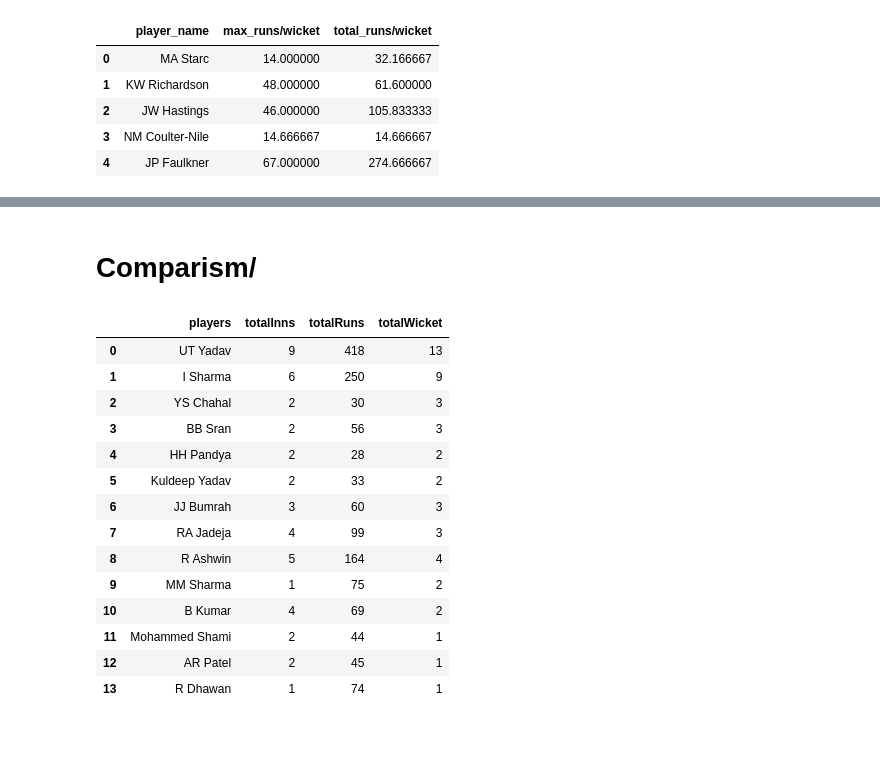
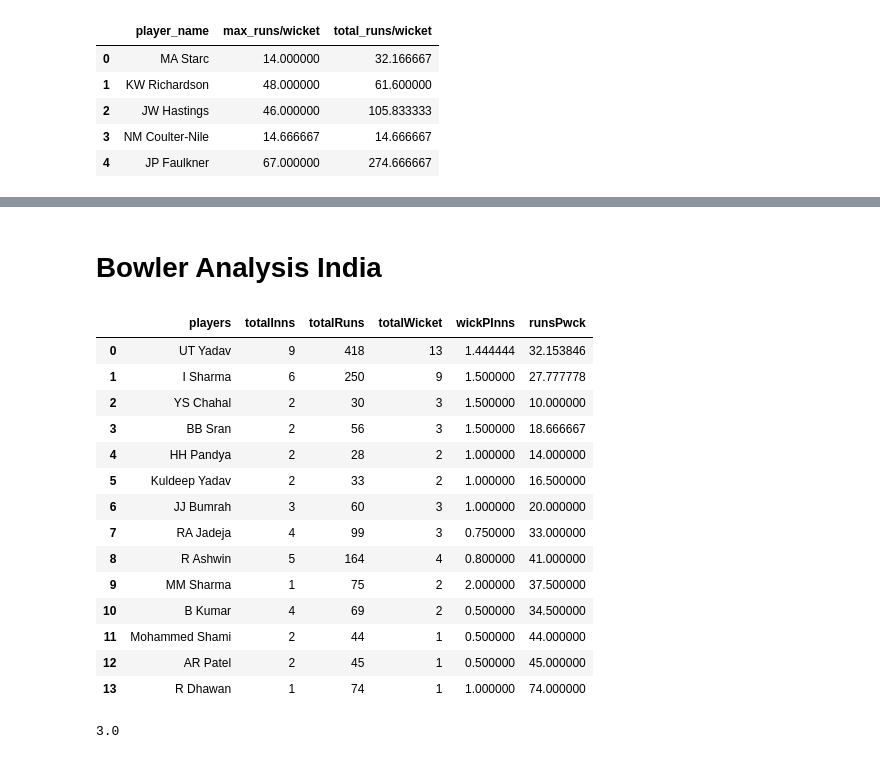
Before and after one commit to erayon/India-Australia-Cricket-Analysis, a Jupyter notebook: bowling_comaprism .ipynb, the cells around one changed output, grey strips where cells are left out. Saved outputs shown, nothing was run; the diff lists cells and outputs as text; code cells hidden in the pictures.

```diff
--- a/bowling_comaprism .ipynb
+++ b/bowling_comaprism .ipynb
@@ -345,5 +332,5 @@ Image(filename='f7.png')
-# %% [markdown]
-# Comparism/
+# %% [markdown]
+# Bowler Analysis India
 # %%
 IndPlayername = dfAusX.Player.unique()
 # %%
@@ -353,28 +340,37 @@ def compIND(i):
     totalInns       = sum(np.array(tmp["Inns"]).astype("int"))
     totalRuns       = sum(np.array(tmp["Runs"]).astype("int"))
     totalWicket     = sum(np.array(tmp["Wickets"].astype("int")))
-    return (totalInns,totalRuns,totalWicket)
+    wickPnns        = (totalWicket/totalInns)
+    runPwck         = (totalRuns/totalWicket)
+    return (totalInns,totalRuns,totalWicket,wickPnns,runPwck )
 # %%
 tbInd=[]
 for i in IndPlayername :
-    [totalInns,totalRuns,totalWicket] = compIND(i)
-    tbInd.append([i,totalInns,totalRuns,totalWicket])
+    [totalInns,totalRuns,totalWicket,wickPnns,runPwck] = compIND(i)
+    tbInd.append([i,totalInns,totalRuns,totalWicket,wickPnns,runPwck ])
 # %%
-tbInd = pd.DataFrame(tbInd,columns=["players","totalInns","totalRuns","totalWicket"])
+tbInd = pd.DataFrame(tbInd,columns=["players","totalInns","totalRuns","totalWicket",
+                                    "wickPInns","runsPwck"])
 tbInd
 # %% [output]
-|  | players | totalInns | totalRuns | totalWicket |
-| 0 | UT Yadav | 9 | 418 | 13 |
-| 1 | I Sharma | 6 | 250 | 9 |
-| 2 | YS Chahal | 2 | 30 | 3 |
-| 3 | BB Sran | 2 | 56 | 3 |
-| 4 | HH Pandya | 2 | 28 | 2 |
-| 5 | Kuldeep Yadav | 2 | 33 | 2 |
-| 6 | JJ Bumrah | 3 | 60 | 3 |
-| 7 | RA Jadeja | 4 | 99 | 3 |
-| 8 | R Ashwin | 5 | 164 | 4 |
-| 9 | MM Sharma | 1 | 75 | 2 |
-| 10 | B Kumar | 4 | 69 | 2 |
-| 11 | Mohammed Shami | 2 | 44 | 1 |
-| 12 | AR Patel | 2 | 45 | 1 |
-| 13 | R Dhawan | 1 | 74 | 1 |
+|  | players | totalInns | totalRuns | totalWicket | wickPInns | runsPwck |
+| 0 | UT Yadav | 9 | 418 | 13 | 1.444444 | 32.153846 |
+| 1 | I Sharma | 6 | 250 | 9 | 1.500000 | 27.777778 |
+| 2 | YS Chahal | 2 | 30 | 3 | 1.500000 | 10.000000 |
+| 3 | BB Sran | 2 | 56 | 3 | 1.500000 | 18.666667 |
+| 4 | HH Pandya | 2 | 28 | 2 | 1.000000 | 14.000000 |
+| 5 | Kuldeep Yadav | 2 | 33 | 2 | 1.000000 | 16.500000 |
+| 6 | JJ Bumrah | 3 | 60 | 3 | 1.000000 | 20.000000 |
+| 7 | RA Jadeja | 4 | 99 | 3 | 0.750000 | 33.000000 |
+| 8 | R Ashwin | 5 | 164 | 4 | 0.800000 | 41.000000 |
+| 9 | MM Sharma | 1 | 75 | 2 | 2.000000 | 37.500000 |
+| 10 | B Kumar | 4 | 69 | 2 | 0.500000 | 34.500000 |
+| 11 | Mohammed Shami | 2 | 44 | 1 | 0.500000 | 44.000000 |
+| 12 | AR Patel | 2 | 45 | 1 | 0.500000 | 45.000000 |
+| 13 | R Dhawan | 1 | 74 | 1 | 1.000000 | 74.000000 |
+# %%
+thresholdInd = np.array(tbInd['totalInns'].astype("int"))
+thresholdInd = np.floor(np.mean(thresholdInd))
+thresholdInd
+# %% [output]
+3.0
```
Also changed, not shown: parts of 26 cells of this notebook.
